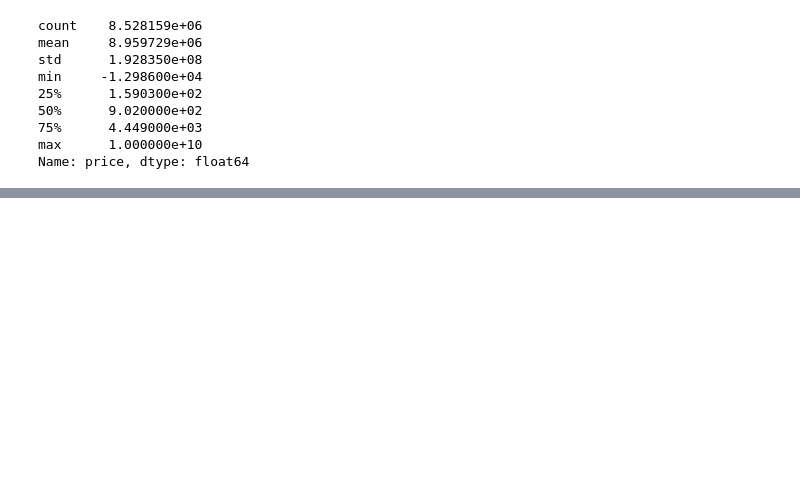
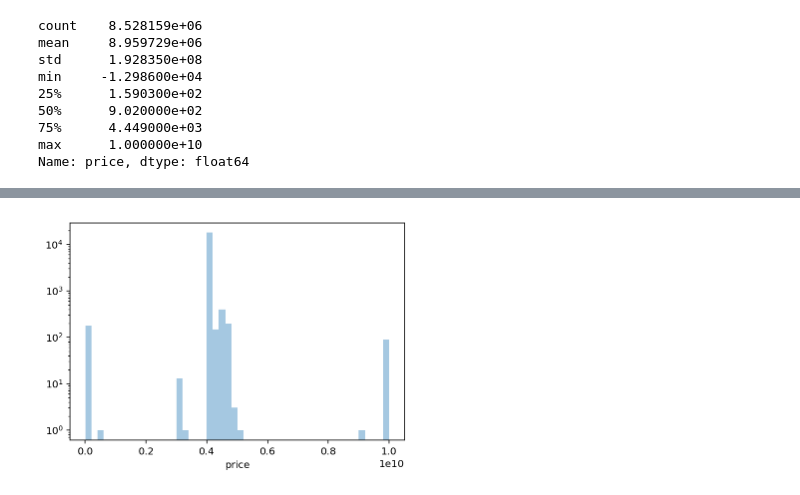
Before and after one commit to emigre459/hospital-chargemaster, a Jupyter notebook: Data_Exploration.ipynb, the cells around one changed output, grey strips where cells are left out. Cells and saved outputs as stored; diff of their text form; code cells hidden in the pictures; blank space fills up the shorter version.

```diff
--- a/Data_Exploration.ipynb
+++ b/Data_Exploration.ipynb
@@ -480,0 +507,7 @@ NOTE: there are still some messed up prices in this, as some items that came thr
+# %%
+g = sns.distplot(df.loc[(df['price'] >= 1E6) & (df['price'] <= 1E10), 'price'].dropna(),
+                 kde=False)
+
+g.axes.set_yscale('log')
+# %% [output]
+[figure, added]
```
Also changed, not shown: parts of 19 cells of this notebook.
